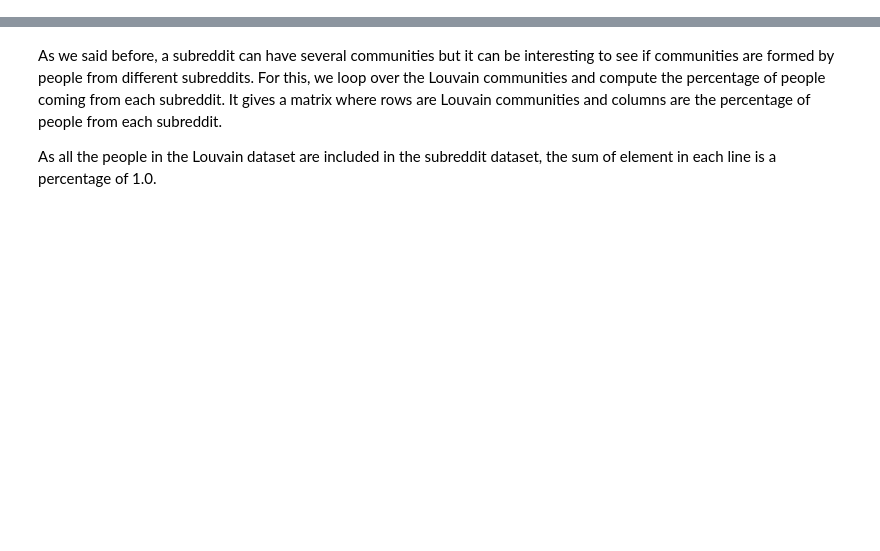
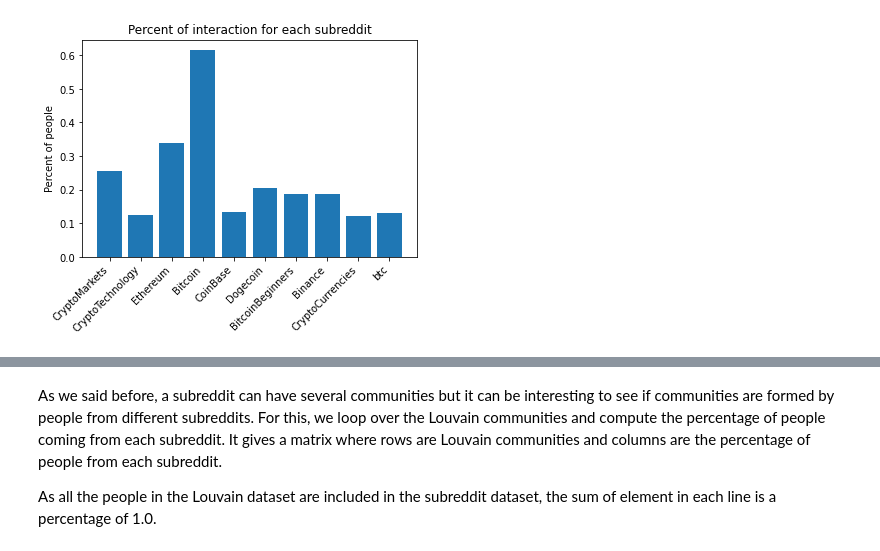
Before and after one commit to anatosun/reddit-cryptocurrency-analysis, a Jupyter notebook: notebooks/Louvain_Community_Analysis.ipynb, the cells around one changed output, grey strips where cells are left out. Cells and saved outputs as stored; diff of their text form; code cells hidden in the pictures; blank space fills up the shorter version.

```diff
--- a/notebooks/Louvain_Community_Analysis.ipynb
+++ b/notebooks/Louvain_Community_Analysis.ipynb
@@ -21,0 +50,14 @@ Then create another list of communities by running Louvain method on the graph "
+# %%
+# Compute the percentage of interacting for each subreddit
+df_subs["percent_by_sub"] = df_subs["subreddit"].apply(lambda list: {el: round(list.count(el) / len(list), 2) for el in list})
+
+# Take max percentage
+df_subs["max_percent"] = df_subs["percent_by_sub"].apply(lambda d: d[max(d, key=d.get)])
+
+# Filter people who posts in several subreddit
+df_subs_multiple = df_subs.loc[df_subs['max_percent'] < 1]
+
+print(f"Total number of people: {len(df_subs)}")
+print(f"Number of people who have interacted in several subreddits: {len(df_subs_multiple)} ({round(len(df_subs_multiple) / len(df_subs) * 100, 2)}%)")
+print(f"Descriptive statistics of the maximum percentage of interaction in a subreddit for the {round(len(df_subs_multiple) / len(df_subs) * 100, 2)}% users:")
+print(df_subs_multiple['max_percent'].describe())
@@ -21,0 +83,18 @@ Then create another list of communities by running Louvain method on the graph "
+# %%
+# Create dataframe with percentage of post for all subreddit for each user
+df_subs_percent = pd.DataFrame(df_subs_multiple["percent_by_sub"].to_list()).fillna(0)
+
+# Transform to a dict
+subs_percent_dict = {col: len(df_subs_percent.loc[df_subs_percent[col] > 0]) / len(df_subs_percent) for col in df_subs_percent.columns}
+
+# Plot
+names = list(subs_percent_dict.keys())
+values = list(subs_percent_dict.values())
+plt.bar(range(len(subs_percent_dict)), values, tick_label=names)
+plt.title("Percent of interaction for each subreddit")
+plt.xticks(rotation=45, ha="right")
+plt.ylabel("Percent of people")
+plt.savefig('../data/images/communities_percent.pdf')
+plt.show()
+# %% [output]
+[figure, added]
```
Also changed, not shown: parts of 26 cells of this notebook, 5 other files.
